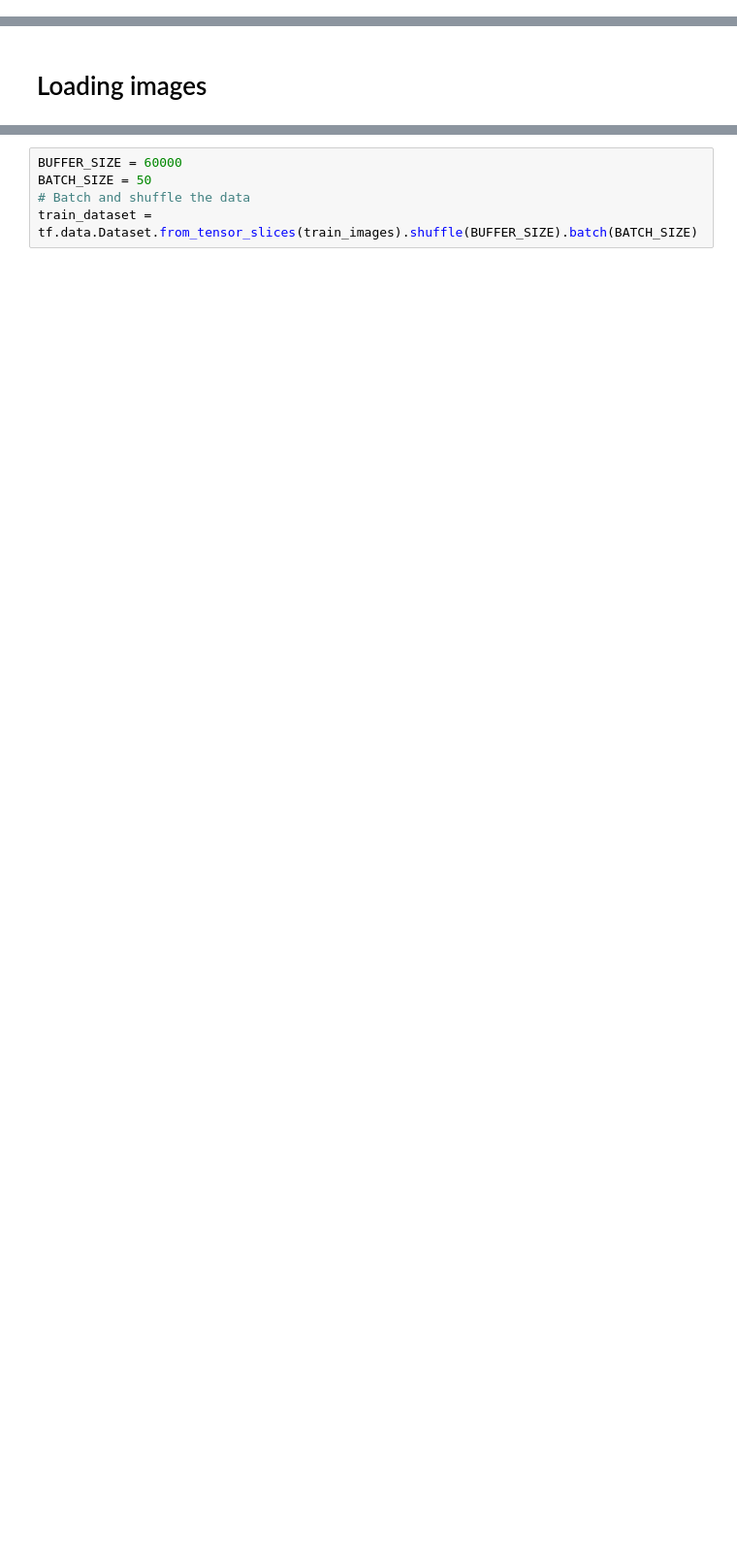
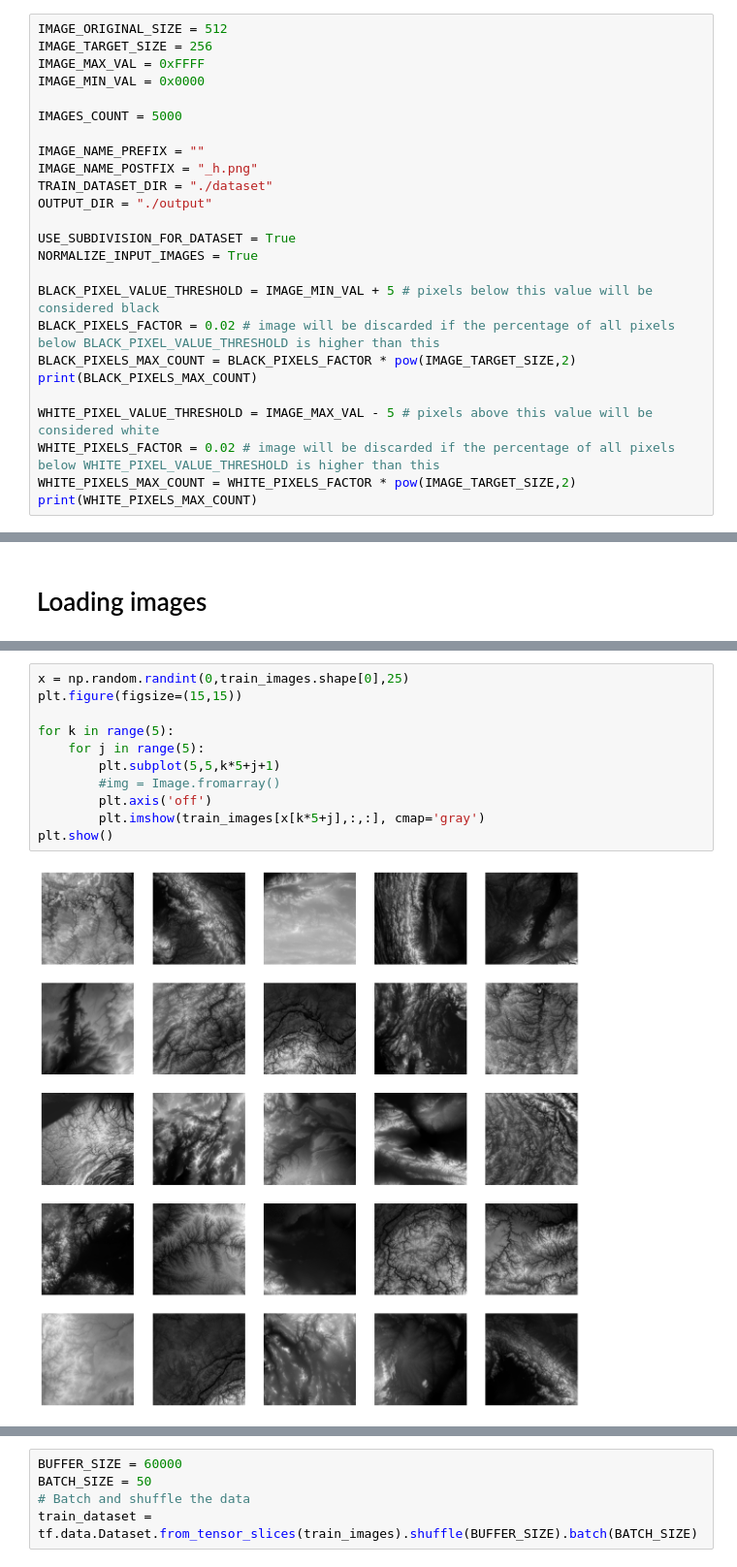
Before and after one commit to Daedheldir/cpp_heigh_map_generator, a Jupyter notebook: PyGan/PyGan.ipynb, the cells around one changed output, grey strips where cells are left out. Shown at 97% size. Drawn from its saved outputs; the diff is of its cells as text; blank space fills up the shorter version.

```diff
--- a/PyGan/PyGan.ipynb
+++ b/PyGan/PyGan.ipynb
@@ -25,0 +14,25 @@ USE_SUBDIVISION_FOR_DATASET = True
+# %%
+IMAGE_ORIGINAL_SIZE = 512
+IMAGE_TARGET_SIZE = 256
+IMAGE_MAX_VAL = 0xFFFF
+IMAGE_MIN_VAL = 0x0000
+
+IMAGES_COUNT = 5000
+
+IMAGE_NAME_PREFIX = ""
+IMAGE_NAME_POSTFIX = "_h.png"
+TRAIN_DATASET_DIR = "./dataset"
+OUTPUT_DIR = "./output"
+
+USE_SUBDIVISION_FOR_DATASET = True
+NORMALIZE_INPUT_IMAGES = True
+
+BLACK_PIXEL_VALUE_THRESHOLD = IMAGE_MIN_VAL + 5 # pixels below this value will be considered black
+BLACK_PIXELS_FACTOR = 0.02 # image will be discarded if the percentage of all pixels below BLACK_PIXEL_VALUE_THRESHOLD is higher than this
+BLACK_PIXELS_MAX_COUNT = BLACK_PIXELS_FACTOR * pow(IMAGE_TARGET_SIZE,2)
+print(BLACK_PIXELS_MAX_COUNT)
+
+WHITE_PIXEL_VALUE_THRESHOLD = IMAGE_MAX_VAL - 5 # pixels above this value will be considered white
+WHITE_PIXELS_FACTOR = 0.02 # image will be discarded if the percentage of all pixels below WHITE_PIXEL_VALUE_THRESHOLD is higher than this
+WHITE_PIXELS_MAX_COUNT = WHITE_PIXELS_FACTOR * pow(IMAGE_TARGET_SIZE,2)
+print(WHITE_PIXELS_MAX_COUNT)
@@ -81,3 +112,16 @@ Images loaded 300/3000, 10.0%
+# %%
+x = np.random.randint(0,train_images.shape[0],25)
+plt.figure(figsize=(15,15))
+
+for k in range(5):
+    for j in range(5):
+        plt.subplot(5,5,k*5+j+1)
+        #img = Image.fromarray()
+        plt.axis('off')
+        plt.imshow(train_images[x[k*5+j],:,:], cmap='gray')
+plt.show()
+# %% [output]
+[figure, added]
 # %%
 print(train_images[:,:,:].min())
 print(train_images[:,:,:].max())
```
Also changed, not shown: parts of 8 cells of this notebook.
